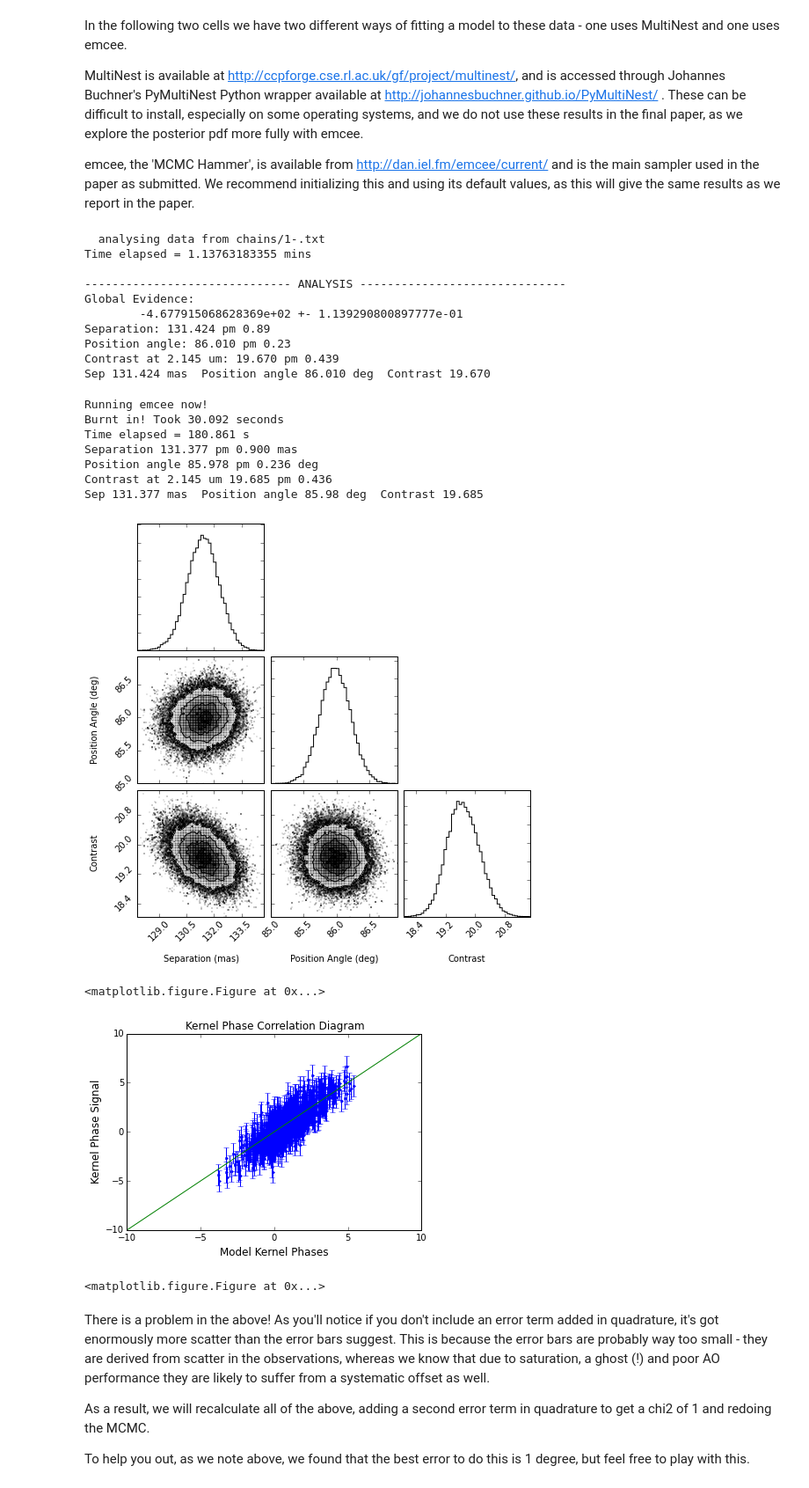
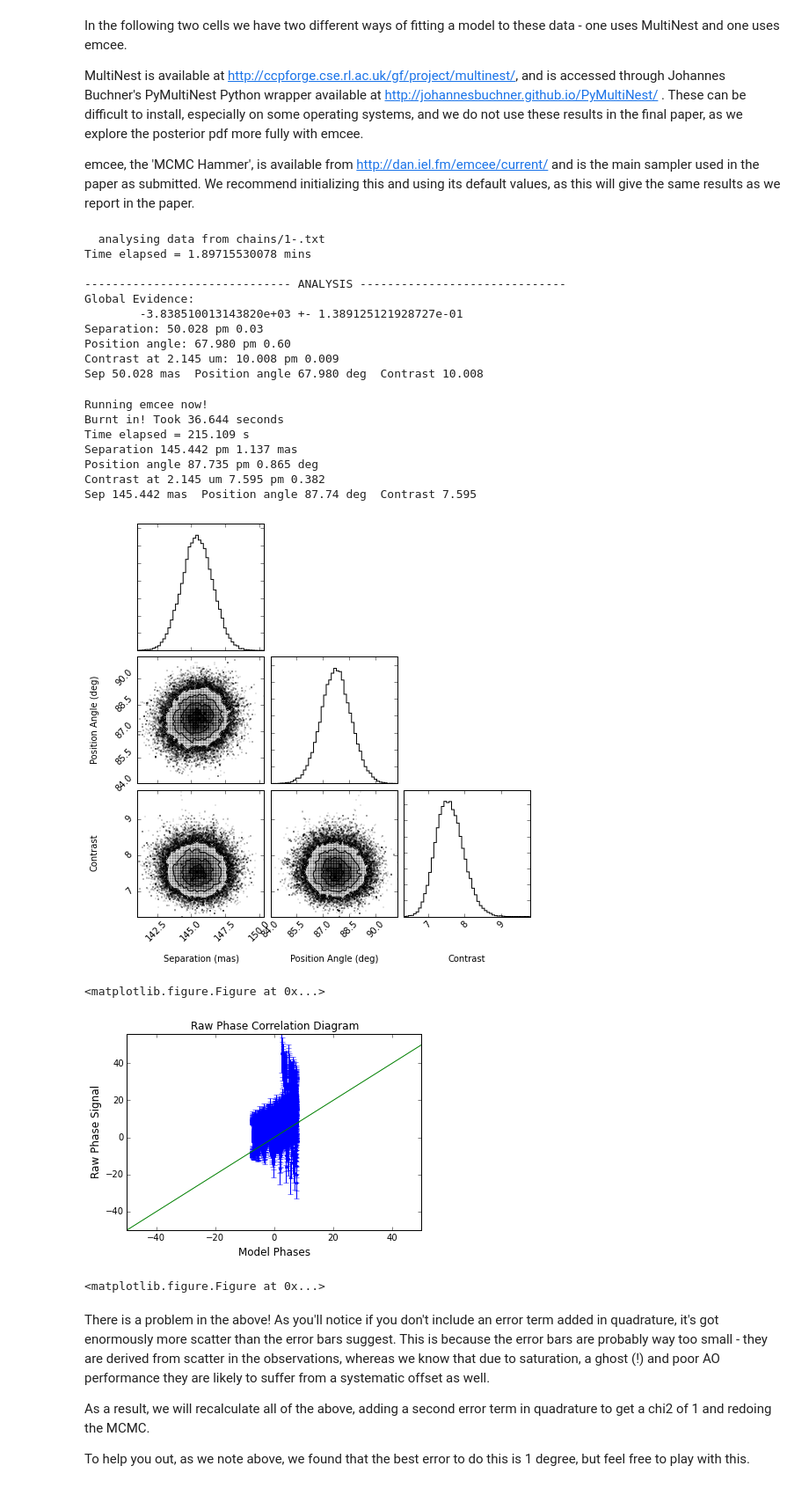
Before and after one commit to benjaminpope/pysco, a Jupyter notebook: analysis.ipynb, the cells around one changed output. Shown at 88% size. Drawn from its saved outputs; the diff is of its cells as text; code cells hidden in the pictures.

```diff
--- a/analysis.ipynb
+++ b/analysis.ipynb
@@ -22,6 +22,8 @@ bandn = 'Ks'
 num = 0 #0 for alpha Oph, 1 calibrator
 
 tnames = ['alpOph','epsOph','epsHer']
+
+no_kp = True
 # %%
 if bandn == 'ch4':
 	fnames = ['cubeF_1856.fits','cubeF_2381.fits']
@@ -46,13 +48,13 @@ available typing "help(pysco)".
 
 a = pysco.kpo('./kerphi/'+pupil+'.pick')
 a.name = 'Palomar - ' + tnames[0]
-# a.kpi.KerPhi = np.eye(a.kpi.nbuv)  # for speckle!
-# a.kpi.nkphi = a.kpi.nbuv  # for speckle!
+if no_kp:
+    a.kpi.KerPhi = np.eye(a.kpi.nbuv)  # for speckle!
+    a.kpi.nkphi = a.kpi.nbuv  # for speckle!
 
 a.extract_kpd(ddir + fnames[0],sg_ld = 4.5,re_center=True,D=5.093,unwrap_kp=False,adjust_sampling=False)
 # a.kpd= np.mean(a.kpd,axis=0)
 a.nsets = 1
-a.kpe = np.std(a.kpd)*2.
 a.hdr = a.hdr[0]
 # %% [output]
 File ./kerphi/medcrossmodel.pick contains kpi information only
@@ -63,8 +65,9 @@ extracting kp from img 100/100 no average
 # %%
 b = pysco.kpo('./kerphi/'+pupil+'.pick')
 b.name = 'Palomar - ' + tnames[1]
-# b.kpi.KerPhi = np.eye(b.kpi.nbuv)  # for speckle!
-# b.kpi.nkphi = b.kpi.nbuv  # for speckle!
+if no_kp:
+    b.kpi.KerPhi = np.eye(b.kpi.nbuv)  # for speckle!
+    b.kpi.nkphi = b.kpi.nbuv  # for speckle!
 
 b.extract_kpd(ddir + fnames[1],sg_ld = 4.5,re_center=True,D=5.093,unwrap_kp=False,adjust_sampling=False)
 # b.kpd= np.mean(b.kpd,axis=0)
@@ -112,7 +115,10 @@ b.kpd = np.mean(b.kpd,axis=0)
 #calibrate - this is a crude way to do things, but as we discuss in the paper, the systematics are bad enough
 # that it is unlikely that a clever Bayesian way of doing things would be much better
 
-addederror = 1.05
+if no_kp:
+    addederror = 8.5
+else:
+    addederror = 1.05
 a.kpd -= b.kpd #subtract systematic
 a.kpe = np.sqrt(a.kpe**2. + b.kpe**2.+ addederror**2.) #add statistical and measurement in quadrature
 
@@ -134,15 +140,15 @@ params = [results[0]['median'],results[1]['median'],results[2]['median']]
 print 'Sep %.3f mas  Position angle %.3f deg  Contrast %.3f' % (params[0], params[1], params[2])
 # %% [output]
   analysing data from chains/1-.txt
-Time elapsed = 1.13763183355 mins
+Time elapsed = 1.89715530078 mins
 
 ------------------------------ ANALYSIS ------------------------------
 Global Evidence:
-        -4.677915068628369e+02 +- 1.139290800897777e-01
-Separation: 131.424 pm 0.89
-Position angle: 86.010 pm 0.23
-Contrast at 2.145 um: 19.670 pm 0.439
-Sep 131.424 mas  Position angle 86.010 deg  Contrast 19.670
+        -3.838510013143820e+03 +- 1.389125121928727e-01
+Separation: 50.028 pm 0.03
+Position angle: 67.980 pm 0.60
+Contrast at 2.145 um: 10.008 pm 0.009
+Sep 50.028 mas  Position angle 67.980 deg  Contrast 10.008
 # %%
 flatchain = pysco.hammer(a,ivar = [131.23, 86, 27.59],burnin=200,nsteps=1000, paramlimits=[40,250,0,360,5,50.])
 # Parameters as determined by aperture masking: [131.23, 82.84, 27.59]
@@ -161,12 +167,12 @@ print 'Sep %.3f mas  Position angle %.2f deg  Contrast %.3f' % (sep, th, con)
 params = [sep,th,con]
 # %% [output]
 Running emcee now!
-Burnt in! Took 30.092 seconds
-Time elapsed = 180.861 s
-Separation 131.377 pm 0.900 mas
-Position angle 85.978 pm 0.236 deg
-Contrast at 2.145 um 19.685 pm 0.436
-Sep 131.377 mas  Position angle 85.98 deg  Contrast 19.685
+Burnt in! Took 36.644 seconds
+Time elapsed = 215.109 s
+Separation 145.442 pm 1.137 mas
+Position angle 87.735 pm 0.865 deg
+Contrast at 2.145 um 7.595 pm 0.382
+Sep 145.442 mas  Position angle 87.74 deg  Contrast 7.595
 # %%
 # now plot your results! requires emcee output
 # if you have outliers you may have to fiddle with the extents
@@ -175,26 +181,32 @@ fig = triangle.corner(flatchain, labels=["Separation (mas)", "Position Angle (de
 plt.show()
 plt.savefig('./posterior.png')
 # %% [output]
-[figure, old version]
+[figure, new version]
 <matplotlib.figure.Figure at 0x...>
 # %%
 params = [sep,th,con]
 d = pysco.binary_model(params,a.kpi,a.hdr)
 
 plt.clf()
 mm = np.round(np.max(np.abs(a.kpd)), -1)
 plt.errorbar(d,a.kpd,yerr=a.kpe,fmt='b.')
 plt.plot([-mm,mm],[-mm,mm], 'g')
 plt.axis('tight',fontsize='large')
-plt.xlabel('Model Kernel Phases',fontsize='large')
-plt.ylabel('Kernel Phase Signal', fontsize='large')
-plt.title('Kernel Phase Correlation Diagram',
+if no_kp:
+    plt.xlabel('Model Phases',fontsize='large')
+    plt.ylabel('Raw Phase Signal', fontsize='large')
+    plt.title('Raw Phase Correlation Diagram',
+		  fontsize='large')
+else:
+    plt.xlabel('Model Kernel Phases',fontsize='large')
+    plt.ylabel('Kernel Phase Signal', fontsize='large')
+    plt.title('Kernel Phase Correlation Diagram',
 		  fontsize='large')
 plt.draw()
 plt.show()
 plt.savefig('./correlation_Ks.png')
 # %% [output]
-[figure, old version]
+[figure, new version]
 <matplotlib.figure.Figure at 0x...>
 # %% [markdown]
 There is a problem in the above! As you'll notice if you don't include an error term added in quadrature, it's got enormously more scatter than the error bars suggest. This is because the error bars are probably way too small - they are derived from scatter in the observations, whereas we know that due to saturation, a ghost (!) and poor AO performance they are likely to suffer from a systematic offset as well.
```
Also changed, not shown: parts of 4 cells of this notebook.
